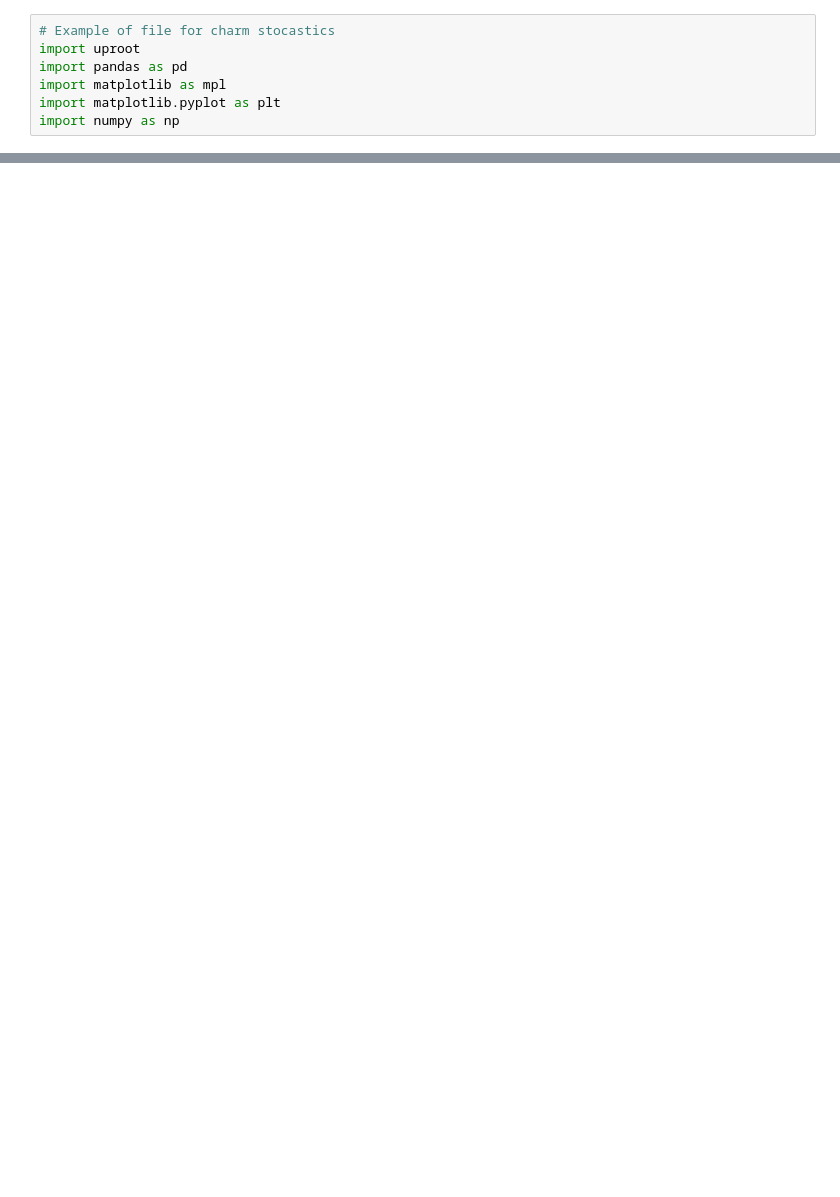
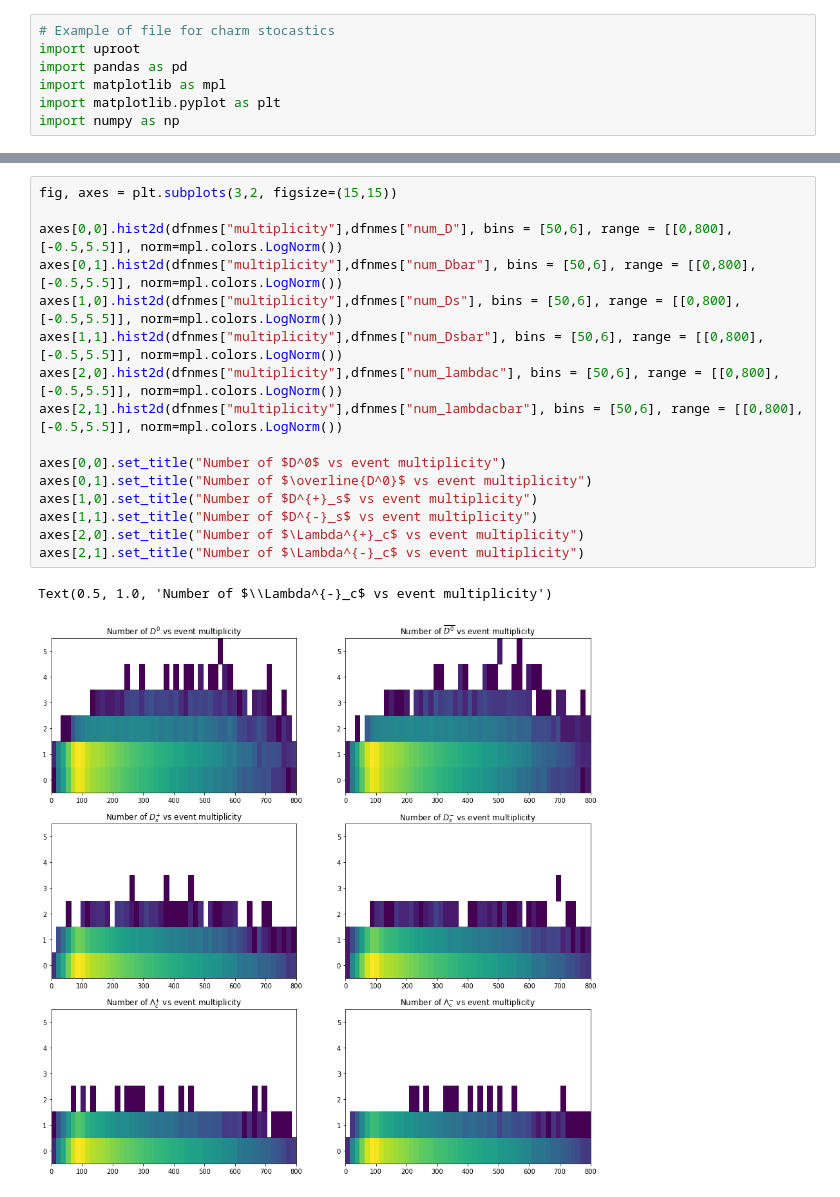
Before and after one commit to JoshuaKMWinter/HF_MPI_Studies, a Jupyter notebook: TestCharm.ipynb, the cells around one changed output, grey strips where cells are left out. Saved outputs shown, nothing was run; the diff lists cells and outputs as text; blank space fills up the shorter version.

```diff
--- a/TestCharm.ipynb
+++ b/TestCharm.ipynb
@@ -60,0 +73,19 @@ plt.xlim([0,800])
+# %%
+fig, axes = plt.subplots(3,2, figsize=(15,15))
+
+axes[0,0].hist2d(dfnmes["multiplicity"],dfnmes["num_D"], bins = [50,6], range = [[0,800],[-0.5,5.5]], norm=mpl.colors.LogNorm())
+axes[0,1].hist2d(dfnmes["multiplicity"],dfnmes["num_Dbar"], bins = [50,6], range = [[0,800],[-0.5,5.5]], norm=mpl.colors.LogNorm())
+axes[1,0].hist2d(dfnmes["multiplicity"],dfnmes["num_Ds"], bins = [50,6], range = [[0,800],[-0.5,5.5]], norm=mpl.colors.LogNorm())
+axes[1,1].hist2d(dfnmes["multiplicity"],dfnmes["num_Dsbar"], bins = [50,6], range = [[0,800],[-0.5,5.5]], norm=mpl.colors.LogNorm())
+axes[2,0].hist2d(dfnmes["multiplicity"],dfnmes["num_lambdac"], bins = [50,6], range = [[0,800],[-0.5,5.5]], norm=mpl.colors.LogNorm())
+axes[2,1].hist2d(dfnmes["multiplicity"],dfnmes["num_lambdacbar"], bins = [50,6], range = [[0,800],[-0.5,5.5]], norm=mpl.colors.LogNorm())
+
+axes[0,0].set_title("Number of $D^0$ vs event multiplicity")
+axes[0,1].set_title("Number of $\overline{D^0}$ vs event multiplicity")
+axes[1,0].set_title("Number of $D^{+}_s$ vs event multiplicity")
+axes[1,1].set_title("Number of $D^{-}_s$ vs event multiplicity")
+axes[2,0].set_title("Number of $\Lambda^{+}_c$ vs event multiplicity")
+axes[2,1].set_title("Number of $\Lambda^{-}_c$ vs event multiplicity")
+# %% [output]
+Text(0.5, 1.0, 'Number of $\\Lambda^{-}_c$ vs event multiplicity')
+[figure, added]
```
Also changed, not shown: parts of 28 cells of this notebook, 6 other files.
